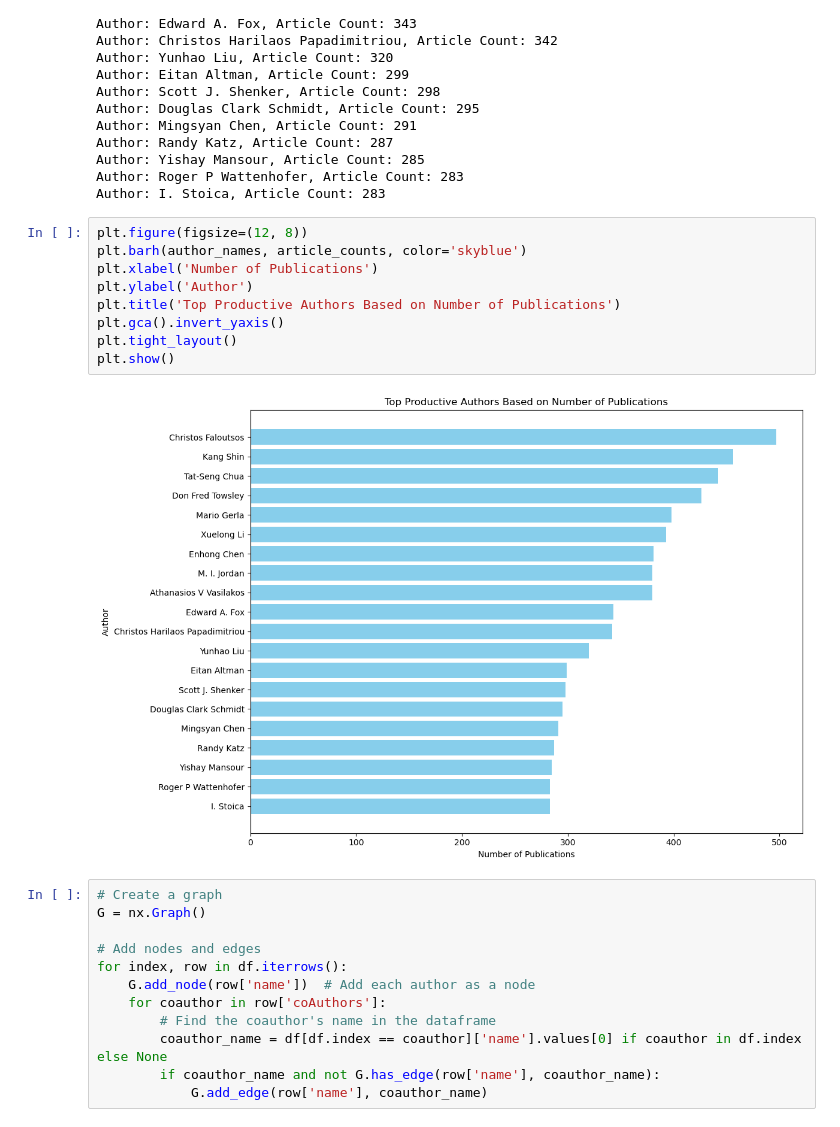
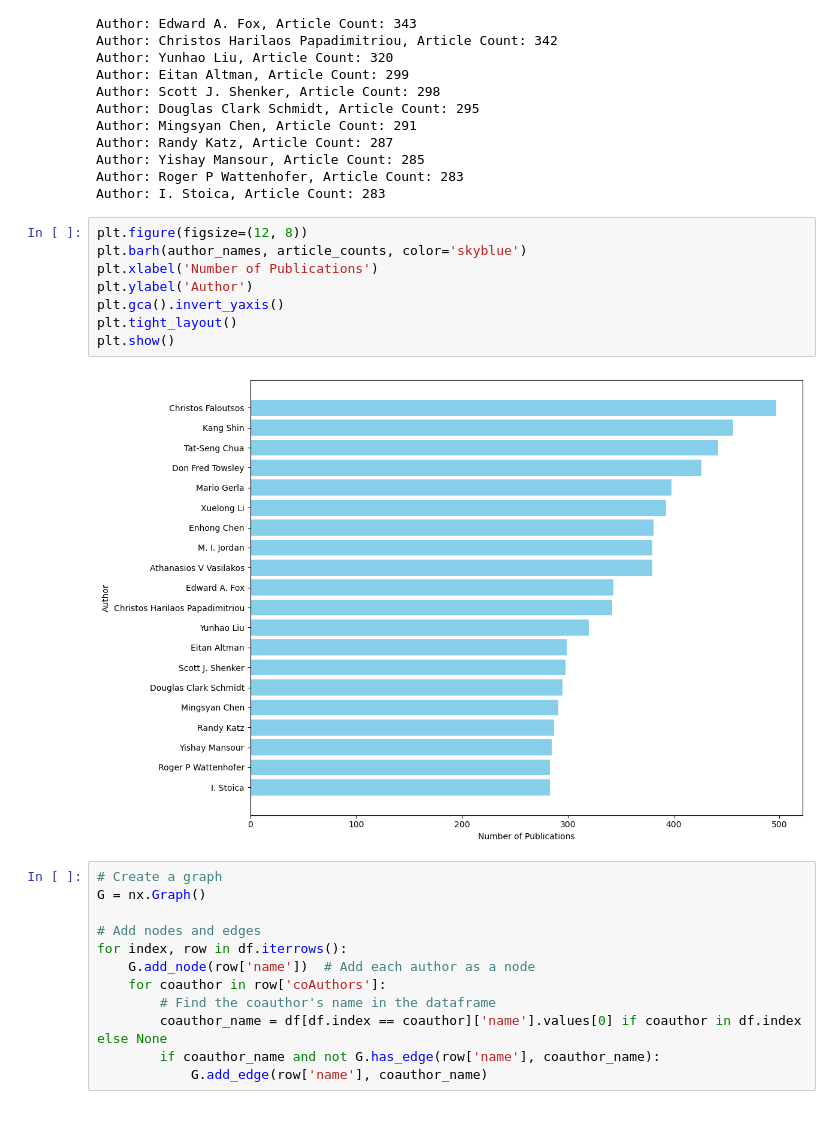
Before and after one commit to jasonliiiii/PeopleWeave_coauthorship, a Jupyter notebook: data/coauthorship_EDA.ipynb, the cells around one changed output. Saved outputs shown, nothing was run; the diff lists cells and outputs as text.

```diff
--- a/data/coauthorship_EDA.ipynb
+++ b/data/coauthorship_EDA.ipynb
@@ -178,14 +178,13 @@ Author: I. Stoica, Article Count: 283
 # %%
 plt.figure(figsize=(12, 8))
 plt.barh(author_names, article_counts, color='skyblue')
 plt.xlabel('Number of Publications')
 plt.ylabel('Author')
-plt.title('Top Productive Authors Based on Number of Publications')
 plt.gca().invert_yaxis()
 plt.tight_layout()
 plt.show()
 # %% [output]
-[figure, old version]
+[figure, new version]
 # %%
 # Create a graph
 G = nx.Graph()
```
Also changed, not shown: parts of 4 cells of this notebook, 7 other files.
